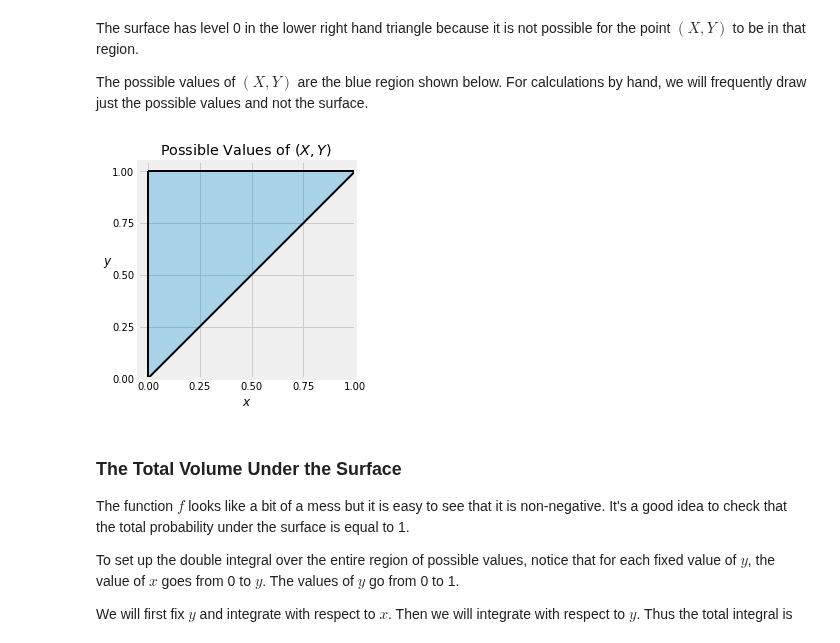
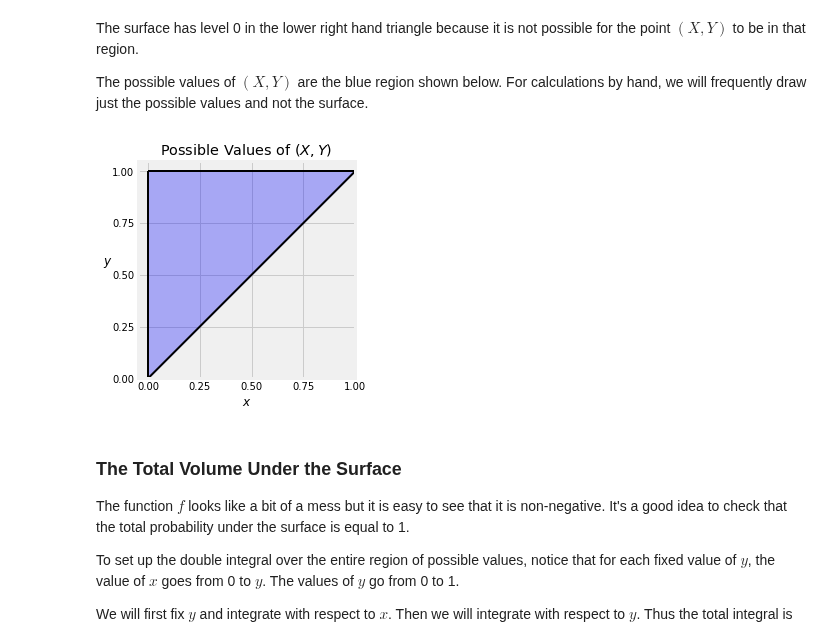
Before and after one commit to prob140/textbook, a Jupyter notebook: notebooks/Chapter_17/01_Probabilities_and_Expectations.ipynb, the cells around one changed output. Drawn from its saved outputs; the diff is of its cells as text; code cells hidden in the pictures.

Commit message:
Brought back disappeared graphic in 17.1

```diff
--- a/notebooks/Chapter_17/01_Probabilities_and_Expectations.ipynb
+++ b/notebooks/Chapter_17/01_Probabilities_and_Expectations.ipynb
@@ -77,22 +80,22 @@ The possible values of $(X, Y)$ are the blue region shown below. For calculation
 # %%
 # NO CODE
 
+plt.axes().set_aspect('equal')
 plt.plot([0, 0], [0, 1], color='k', lw=2)
 plt.plot([0, 1], [0, 1], color='k', lw=2)
 plt.plot([0, 1], [1, 1], color='k', lw=2)
 xx = np.arange(0, 1.11, 0.1)
 yy = np.ones(len(xx))
-plt.fill_between(xx, xx, yy, alpha=0.3)
+plt.fill_between(xx, xx, yy, alpha=0.3, color='blue')
 plt.xlim(-0.05, 1)
 plt.ylim(0, 1.05)
-plt.axes().set_aspect('equal')
 plt.xticks(np.arange(0, 1.1, 0.25))
 plt.yticks(np.arange(0, 1.1, 0.25))
 plt.xlabel('$x$')
 plt.ylabel('$y$', rotation=0)
 plt.title('Possible Values of $(X, Y)$');
 # %% [output]
-[figure, old version]
+[figure, new version]
 # %% [markdown]
 ### The Total Volume Under the Surface ###
 The function $f$ looks like a bit of a mess but it is easy to see that it is non-negative. It's a good idea to check that the total probability under the surface is equal to 1.
```
Also changed, not shown: parts of 3 cells of this notebook.
